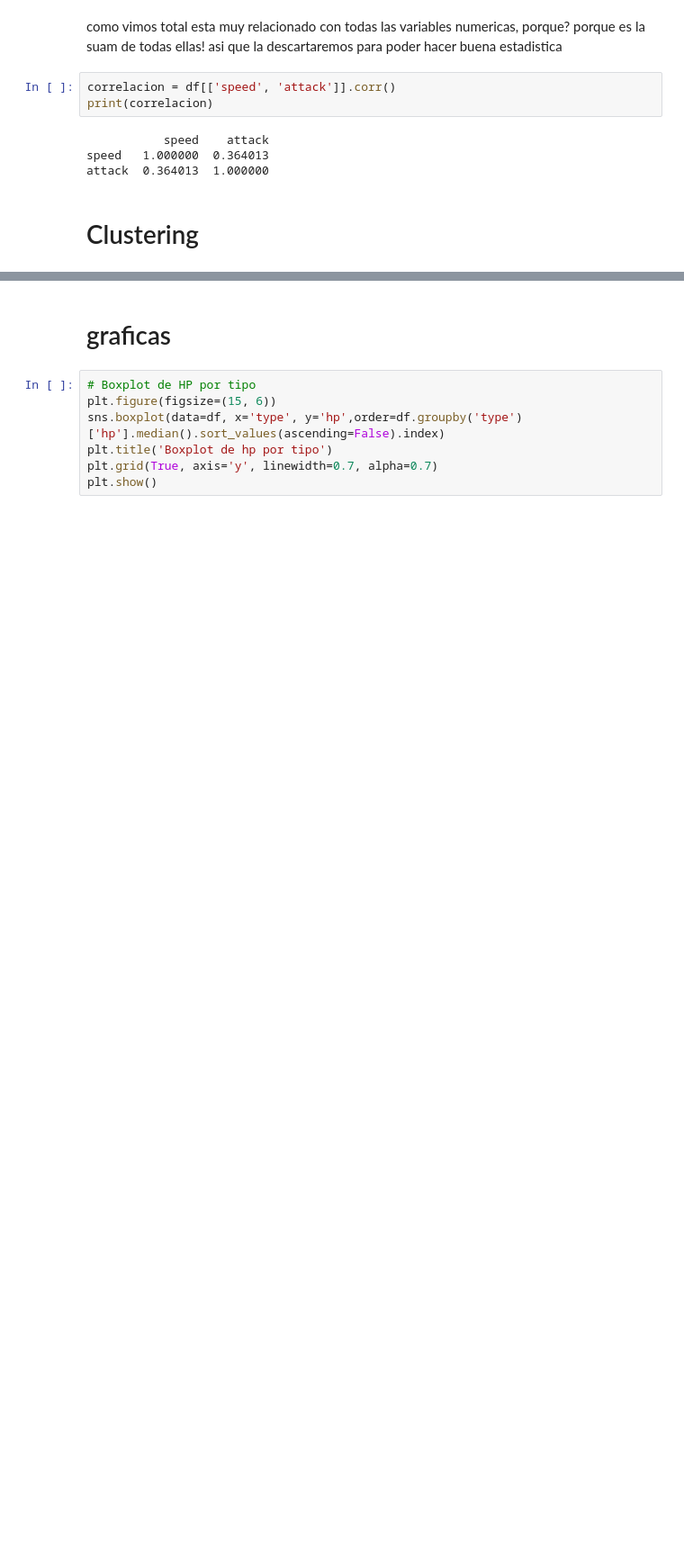
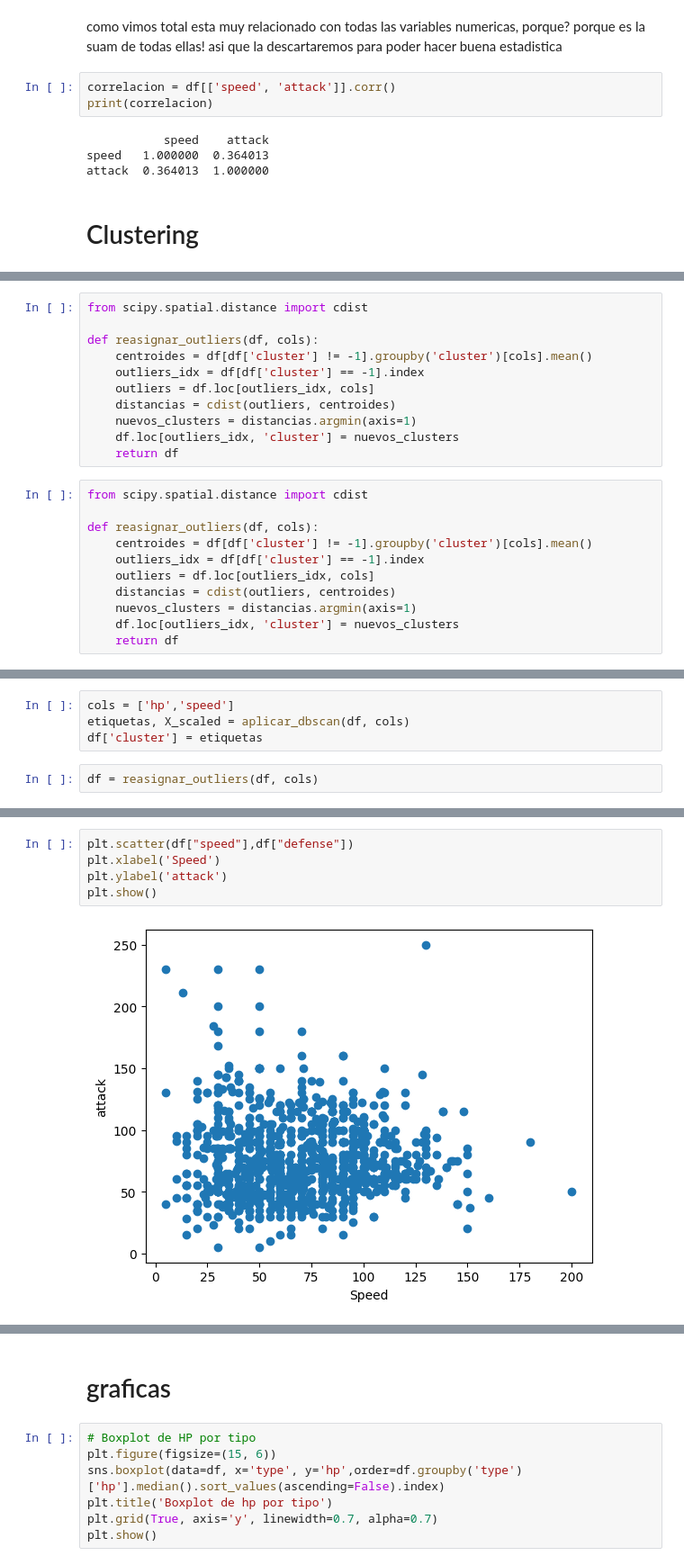
Before and after one commit to GARTU90/CompetitiveAlgorithm, a Jupyter notebook: Analisis_Pokemon_proyecto.ipynb, the cells around one changed output, grey strips where cells are left out. Shown at 90% size. Cells and saved outputs as stored; diff of their text form; blank space fills up the shorter version.

```diff
--- a/Analisis_Pokemon_proyecto.ipynb
+++ b/Analisis_Pokemon_proyecto.ipynb
@@ -256,0 +240,22 @@ def porcentaje(x,y):
+# %%
+from scipy.spatial.distance import cdist
+
+def reasignar_outliers(df, cols):
+    centroides = df[df['cluster'] != -1].groupby('cluster')[cols].mean()
+    outliers_idx = df[df['cluster'] == -1].index
+    outliers = df.loc[outliers_idx, cols]
+    distancias = cdist(outliers, centroides)
+    nuevos_clusters = distancias.argmin(axis=1)
+    df.loc[outliers_idx, 'cluster'] = nuevos_clusters
+    return df
+# %%
+from scipy.spatial.distance import cdist
+
+def reasignar_outliers(df, cols):
+    centroides = df[df['cluster'] != -1].groupby('cluster')[cols].mean()
+    outliers_idx = df[df['cluster'] == -1].index
+    outliers = df.loc[outliers_idx, cols]
+    distancias = cdist(outliers, centroides)
+    nuevos_clusters = distancias.argmin(axis=1)
+    df.loc[outliers_idx, 'cluster'] = nuevos_clusters
+    return df
@@ -256,0 +268,6 @@ def porcentaje(x,y):
+# %%
+cols = ['hp','speed']
+etiquetas, X_scaled = aplicar_dbscan(df, cols)
+df['cluster'] = etiquetas
+# %%
+df = reasignar_outliers(df, cols)
@@ -256,0 +285,7 @@ def porcentaje(x,y):
+# %%
+plt.scatter(df["speed"],df["defense"])
+plt.xlabel('Speed')
+plt.ylabel('attack')
+plt.show()
+# %% [output]
+[figure, added]
```
Also changed, not shown: parts of 38 cells of this notebook.
